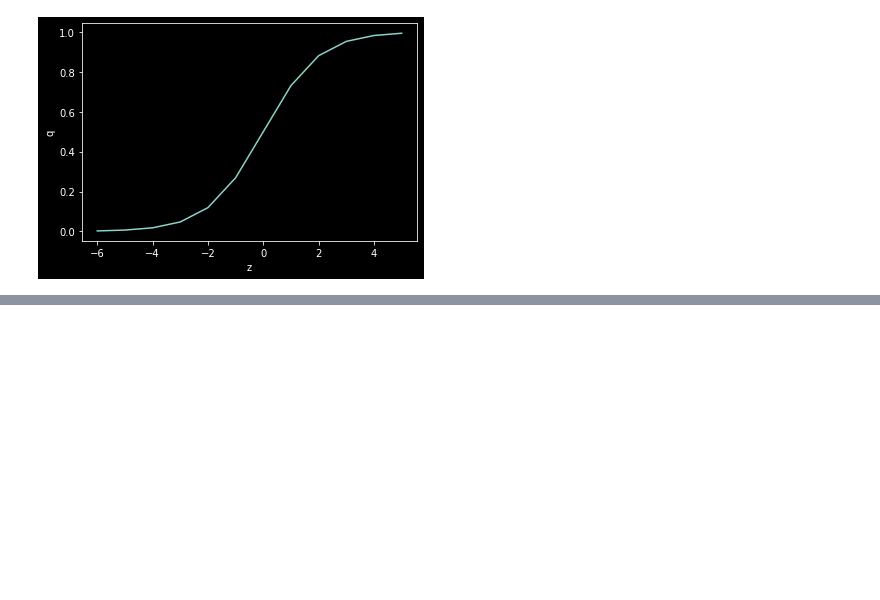
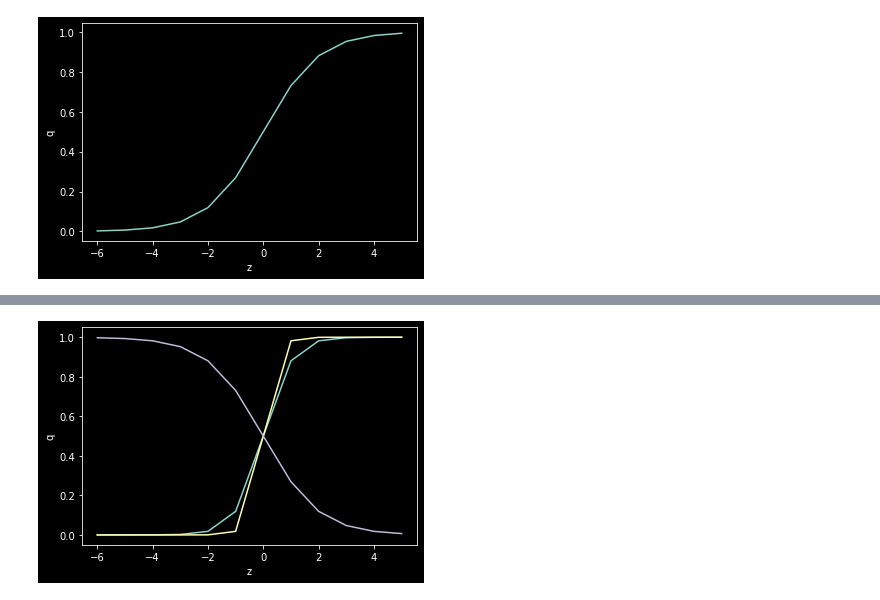
Before and after one commit to kazuogawa/green-book, a Jupyter notebook: chapter6/data6a_describe.ipynb, the cells around one changed output, grey strips where cells are left out. Cells and saved outputs as stored; diff of their text form; code cells hidden in the pictures; blank space fills up the shorter version.

```diff
--- a/chapter6/data6a_describe.ipynb
+++ b/chapter6/data6a_describe.ipynb
@@ -94,0 +111,14 @@ plt.show()
+# %%
+# beta1=0でbeta2が2,4,-1の時
+beta1 = 0
+beta2_list = [2,4,-1]
+z_list = np.arange(-6, 6)
+for beta2 in beta2_list:
+    q_list = list(map(lambda z: 1 / (1+math.exp(beta1 -z * beta2)), z_list))
+    # label='beta1={}'.format(beta1)みたいなの入れたけど、書かれなかった
+    plt.plot(z_list, q_list)
+plt.xlabel('z')
+plt.ylabel('q')
+plt.show()
+# %% [output]
+[figure, added]
```
Also changed, not shown: parts of 3 cells of this notebook.
